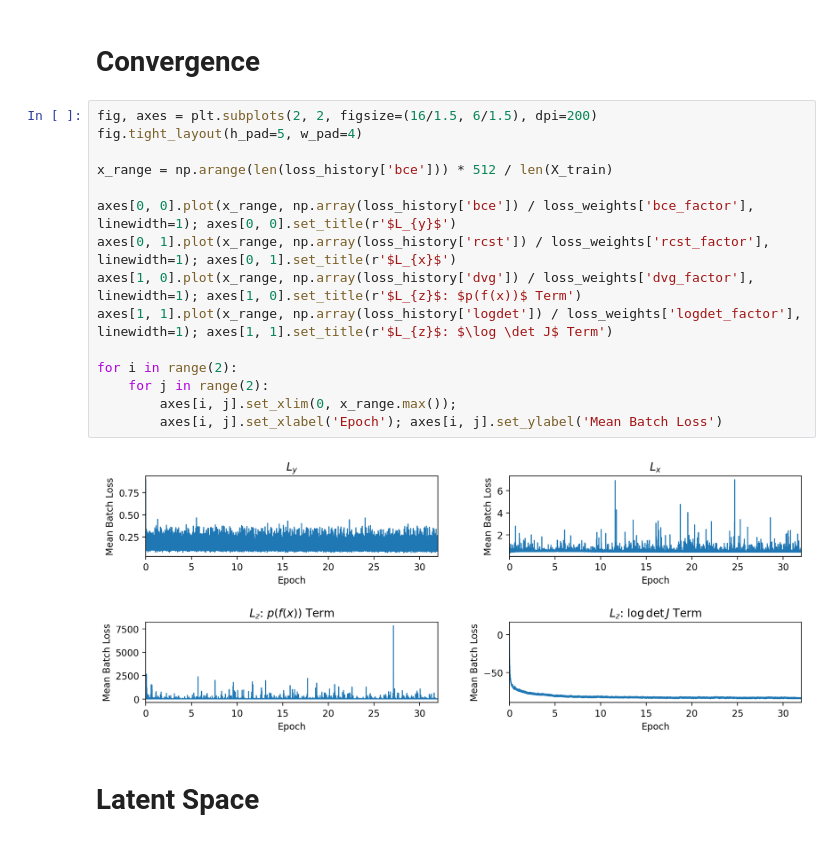
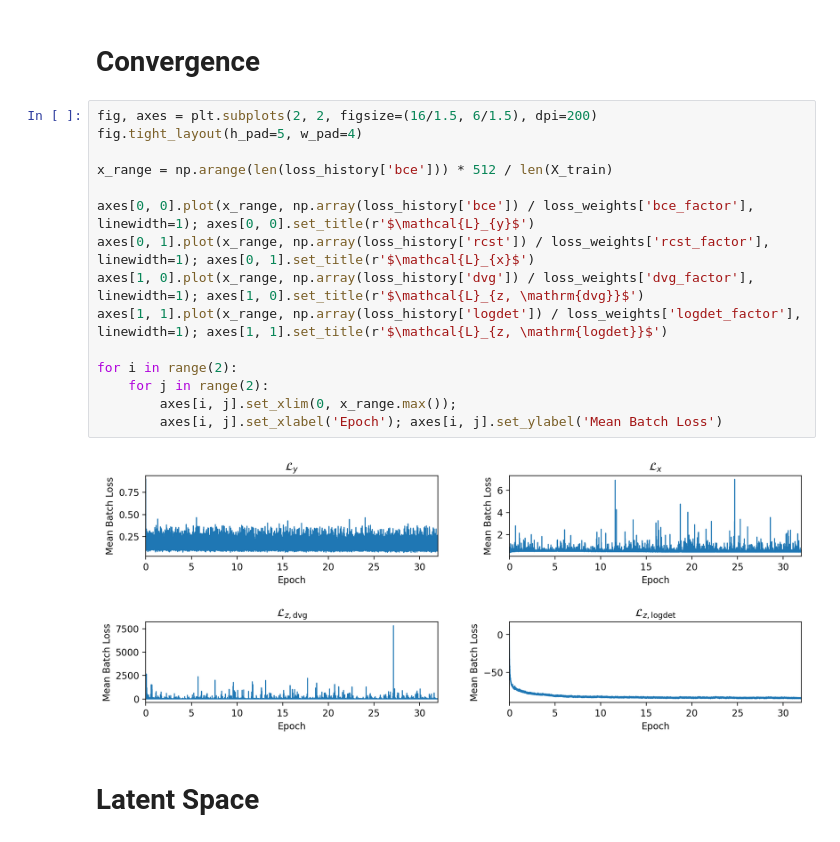
Before and after one commit to psaegert/AML-Final, a Jupyter notebook: models/INN/extra_INN.ipynb, the cells around one changed output. Saved outputs shown, nothing was run; the diff lists cells and outputs as text.

```diff
--- a/models/INN/extra_INN.ipynb
+++ b/models/INN/extra_INN.ipynb
@@ -204,20 +204,20 @@ del X_train_scaled_cuda
 # %%
 fig, axes = plt.subplots(2, 2, figsize=(16/1.5, 6/1.5), dpi=200)
 fig.tight_layout(h_pad=5, w_pad=4)
 
 x_range = np.arange(len(loss_history['bce'])) * 512 / len(X_train)
 
-axes[0, 0].plot(x_range, np.array(loss_history['bce']) / loss_weights['bce_factor'], linewidth=1); axes[0, 0].set_title(r'$L_{y}$')
-axes[0, 1].plot(x_range, np.array(loss_history['rcst']) / loss_weights['rcst_factor'], linewidth=1); axes[0, 1].set_title(r'$L_{x}$')
-axes[1, 0].plot(x_range, np.array(loss_history['dvg']) / loss_weights['dvg_factor'], linewidth=1); axes[1, 0].set_title(r'$L_{z}$: $p(f(x))$ Term')
-axes[1, 1].plot(x_range, np.array(loss_history['logdet']) / loss_weights['logdet_factor'], linewidth=1); axes[1, 1].set_title(r'$L_{z}$: $\log \det J$ Term')
+axes[0, 0].plot(x_range, np.array(loss_history['bce']) / loss_weights['bce_factor'], linewidth=1); axes[0, 0].set_title(r'$\mathcal{L}_{y}$')
+axes[0, 1].plot(x_range, np.array(loss_history['rcst']) / loss_weights['rcst_factor'], linewidth=1); axes[0, 1].set_title(r'$\mathcal{L}_{x}$')
+axes[1, 0].plot(x_range, np.array(loss_history['dvg']) / loss_weights['dvg_factor'], linewidth=1); axes[1, 0].set_title(r'$\mathcal{L}_{z, \mathrm{dvg}}$')
+axes[1, 1].plot(x_range, np.array(loss_history['logdet']) / loss_weights['logdet_factor'], linewidth=1); axes[1, 1].set_title(r'$\mathcal{L}_{z, \mathrm{logdet}}$')
 
 for i in range(2):
     for j in range(2):
         axes[i, j].set_xlim(0, x_range.max());
         axes[i, j].set_xlabel('Epoch'); axes[i, j].set_ylabel('Mean Batch Loss')
 # %% [output]
-[figure, old version]
+[figure, new version]
 # %% [markdown]
 # Latent Space
 # %% [markdown]
```
Also changed, not shown: parts of 3 cells of this notebook, 4 other files.
